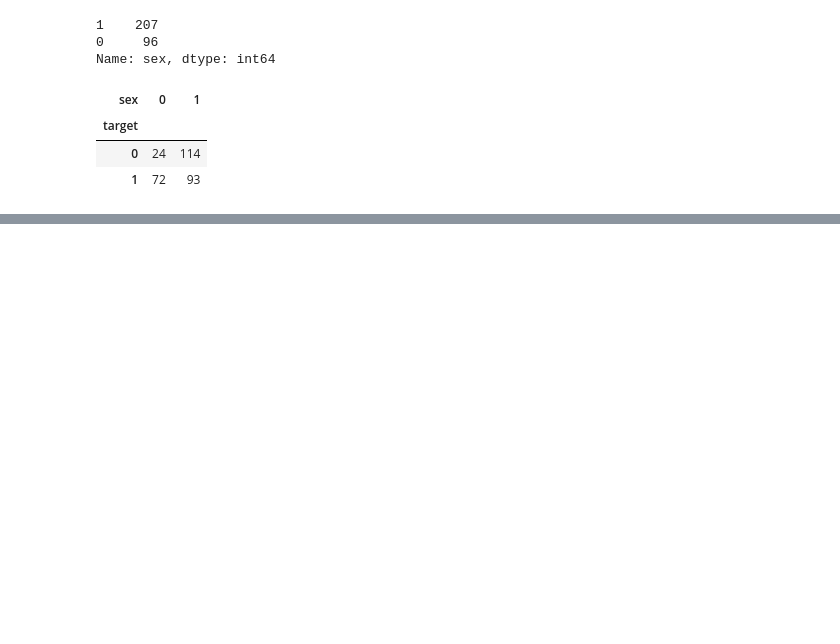
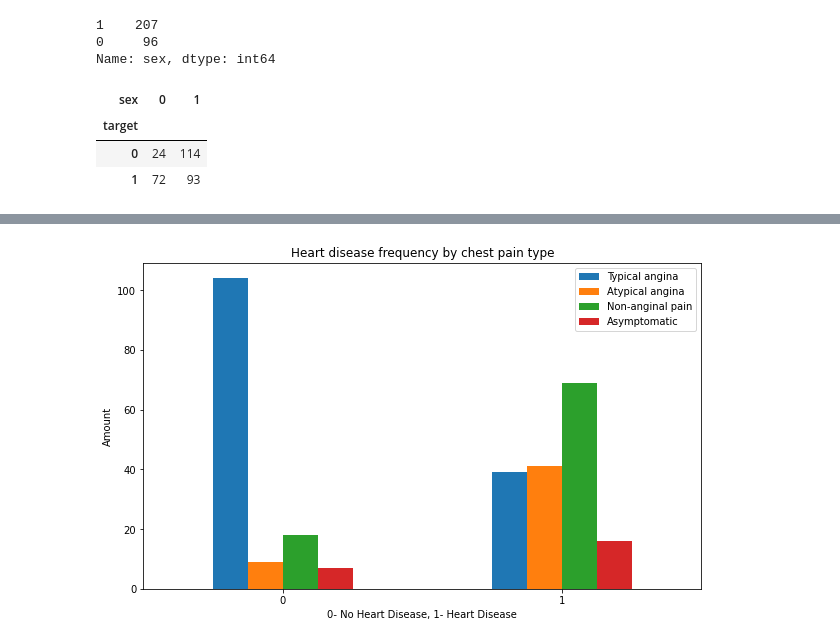
Before and after one commit to Joseph-Run/Learning, a Jupyter notebook: Supervised/end-to-end-heart-disease-classification.ipynb, the cells around one changed output, grey strips where cells are left out. Cells and saved outputs as stored; diff of their text form; code cells hidden in the pictures; blank space fills up the shorter version.

```diff
--- a/Supervised/end-to-end-heart-disease-classification.ipynb
+++ b/Supervised/end-to-end-heart-disease-classification.ipynb
@@ -210,0 +250,16 @@ pd.crosstab(df.target, df.sex)
+# %%
+def plotting(Title=None, Xlabel=None, Ylabel=None, Legend=None):
+    plt.title(Title)
+    plt.xlabel(Xlabel)
+    plt.ylabel(Ylabel)
+    plt.legend(Legend)
+    plt.xticks(rotation=0)
+# %%
+pd.crosstab(df.target, df.cp).plot(kind= 'bar',
+                                   figsize=(10, 6))
+plotting("Heart disease frequency by chest pain type",
+         "0- No Heart Disease, 1- Heart Disease",
+         "Amount",
+         ["Typical angina", "Atypical angina", 'Non-anginal pain', 'Asymptomatic'])
+# %% [output]
+[figure, added]
```
Also changed, not shown: parts of 32 cells of this notebook.
